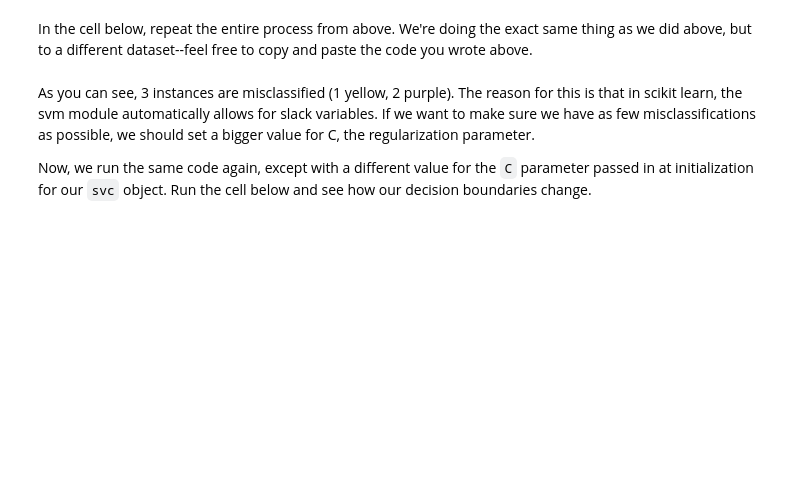
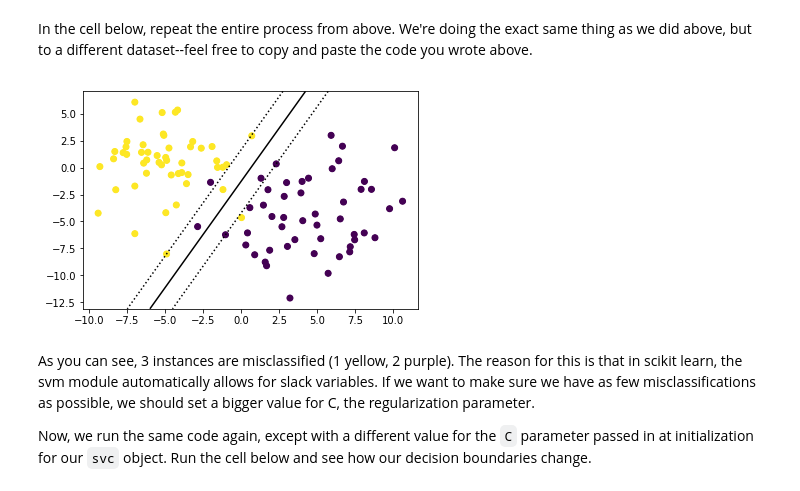
Before and after one commit to slieb74/ds-support-vector-machines-lab-nyc-career-ds-062518, a Jupyter notebook: index.ipynb, the cells around one changed output. Cells and saved outputs as stored; diff of their text form; code cells hidden in the pictures; blank space fills up the shorter version.

```diff
--- a/index.ipynb
+++ b/index.ipynb
@@ -125,30 +147,31 @@ In the cell below, repeat the entire process from above.  We're doing the exact
 # %%
 plt.scatter(X[:, 0], X[:, 1], c=y, s=25)
 
 from sklearn import svm
 
-clf = None
-# clf.fit(None, None)
+clf = svm.SVC(kernel='linear')
+clf.fit(X,y)
 
-X1= None
-X2= None
-X1_min, X1_max = None, None
-X2_min, X2_max = None, None
+X1= X[:,0]
+X2= X[:,1]
+X1_min, X1_max = X1.min() - 1, X1.max() + 1
+X2_min, X2_max = X2.min() - 1, X2.max() + 1
 
-x1_coord = None
-x2_coord = None
+x1_coord = np.linspace(X1_min, X1_max, 10)
+x2_coord = np.linspace(X2_min, X2_max, 10)
 
-X2_C = None
-X1_C = None
+X2_C, X1_C = np.meshgrid(x2_coord, x1_coord)
 
-x1x2 = None
+x1x2 = np.c_[X1_C.ravel(), X2_C.ravel()]
 
-# df = clf.decision_function(x1x2).reshape(X1_C.shape)
+df = clf.decision_function(x1x2).reshape(X1_C.shape)
 
-# plt.scatter(X1, X2, c = y)
-# axes = plt.gca()
-# axes.contour(X1_C, X2_C, df, colors= "black", levels= [-1, 0, 1], linestyles=[':', '-', ':'])
-# plt.show()
+plt.scatter(X1, X2, c = y)
+axes = plt.gca()
+axes.contour(X1_C, X2_C, df, colors= "black", levels= [-1, 0, 1], linestyles=[':', '-', ':'])
+plt.show()
+# %% [output]
+[figure, added]
 # %% [markdown]
 As you can see, 3 instances are misclassified (1 yellow, 2 purple). The reason for this is that in scikit learn, the svm module automatically allows for slack variables. If we want to make sure we have as few misclassifications as possible, we should set a bigger value for C, the regularization parameter.
 
```
Also changed, not shown: parts of 20 cells of this notebook.
